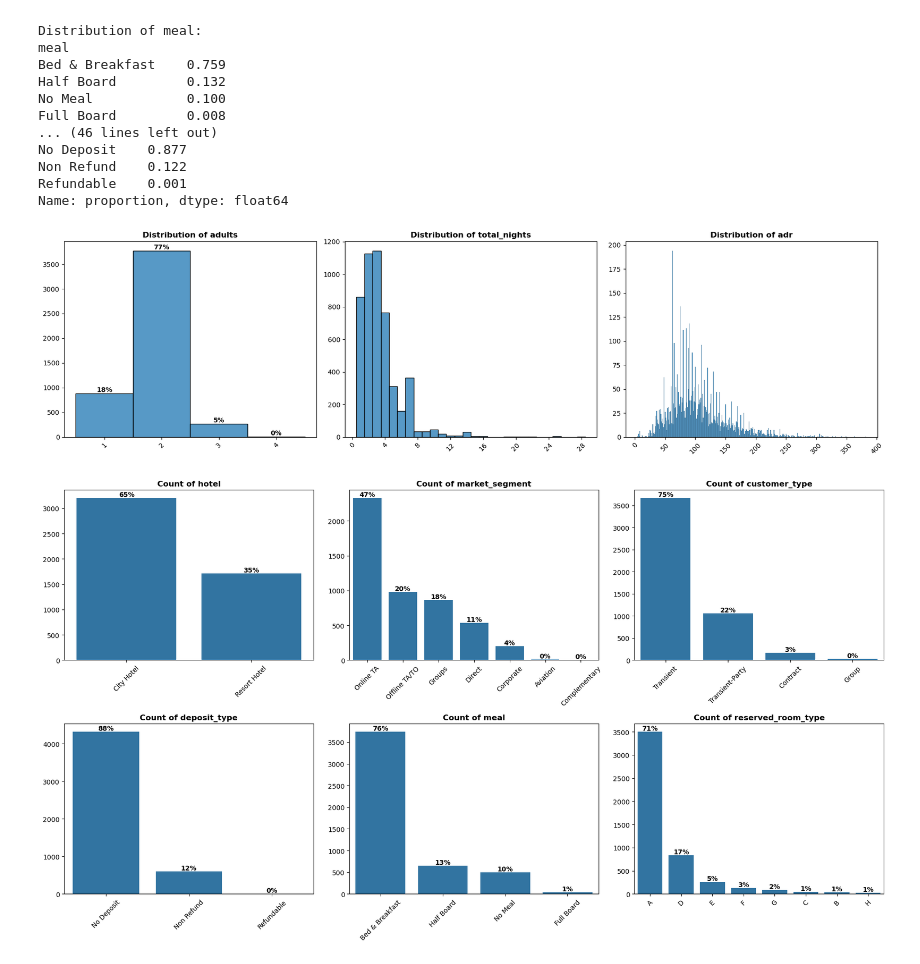
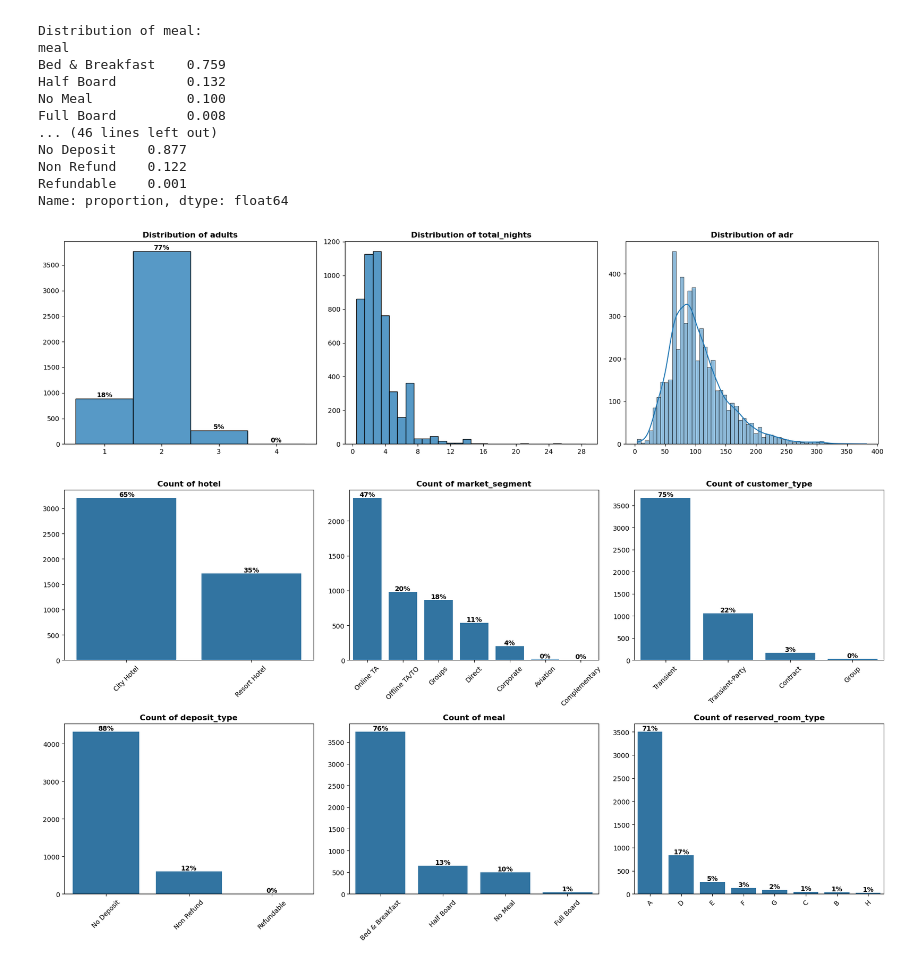
Before and after one commit to luciledubarry/Hotel_booking_analysis, a Jupyter notebook: hotel_booking_analysis.ipynb, the cells around one changed output. Drawn from its saved outputs; the diff is of its cells as text; code cells hidden in the pictures.

```diff
--- a/hotel_booking_analysis.ipynb
+++ b/hotel_booking_analysis.ipynb
@@ -64,6 +64,9 @@ booking['arrival_date'] = pd.to_datetime({
     'day': booking['arrival_date_day_of_month']
 }, errors='coerce')
 
+# Extract day name (Monday, Tuesday, etc.)
+booking['day_name'] = booking['arrival_date'].dt.day_name()
+
 # Formatting leaving date
 booking['departure_date'] = booking['arrival_date'] + pd.to_timedelta(booking['total_nights'], unit='D')
 # %% [markdown]
@@ -174,37 +177,41 @@ fig, axes = plt.subplots(1, 3, figsize=(18, 5))
 for i, var in enumerate(num_vars):
     min_val = booking[var].min()
     max_val = booking[var].max()
 
     # Use appropriate number of bins based on the range
-    if max_val - min_val <= 20:
+    if max_val - min_val <= 30:
         bins = range(min_val, max_val + 2)
+        discrete = True
+        kde = False
     else:
         bins = 'auto'
+        discrete = False
+        kde = True
 
-    sns.histplot(data=booking, x=var, bins=bins, discrete=True, ax=axes[i], kde=False)
+    sns.histplot(data=booking, x=var, bins=bins, discrete=discrete, ax=axes[i], kde=kde)
 
     axes[i].set_title(f'Distribution of {var}', fontsize=12, fontweight='bold')
     axes[i].set_xlabel("")
     axes[i].set_ylabel("")
-    axes[i].tick_params(axis='x', rotation=45)
+    axes[i].tick_params(axis='x')
 
     # Force x-axis to show only integer values
     axes[i].xaxis.set_major_locator(MaxNLocator(integer=True))
 
     if var == 'adults':
         total = len(booking)
         for p in axes[i].patches:
             height = p.get_height()
             pct = round((height / total) * 100)
             axes[i].annotate(f'{pct}%',
                              (p.get_x() + p.get_width()/2., height),
                              ha='center', va='bottom',
                              fontsize=10, fontweight='bold')
 
 plt.tight_layout()
 plt.show()
 # %% [output]
-[figure, old version]
+[figure, new version]
 # %%
 # Graphical representation of categorical variables
 # We select market_segment which mostly includes ditrsibution channel.
```
Also changed, not shown: parts of 24 cells of this notebook.
